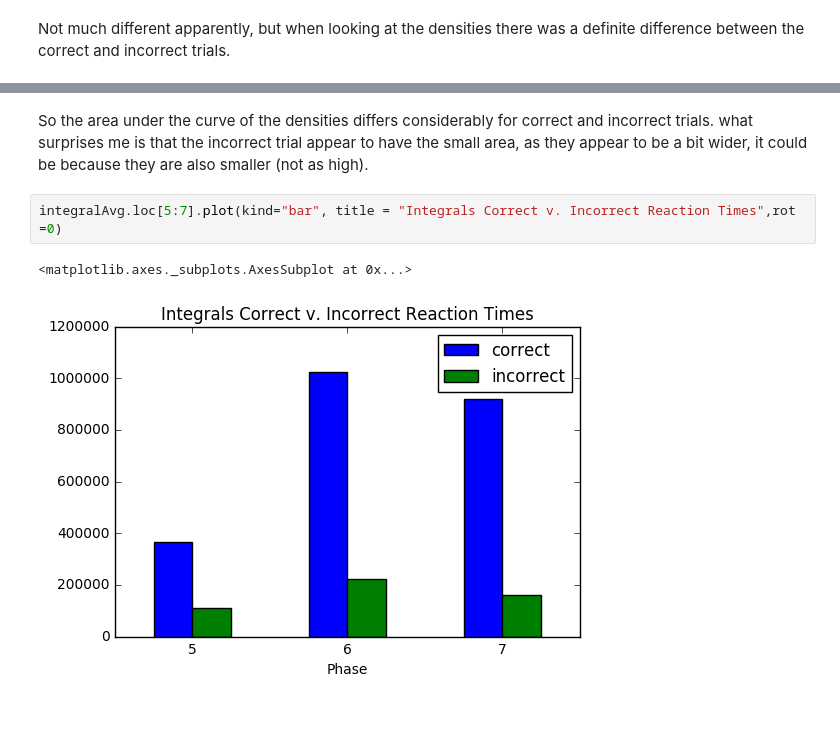
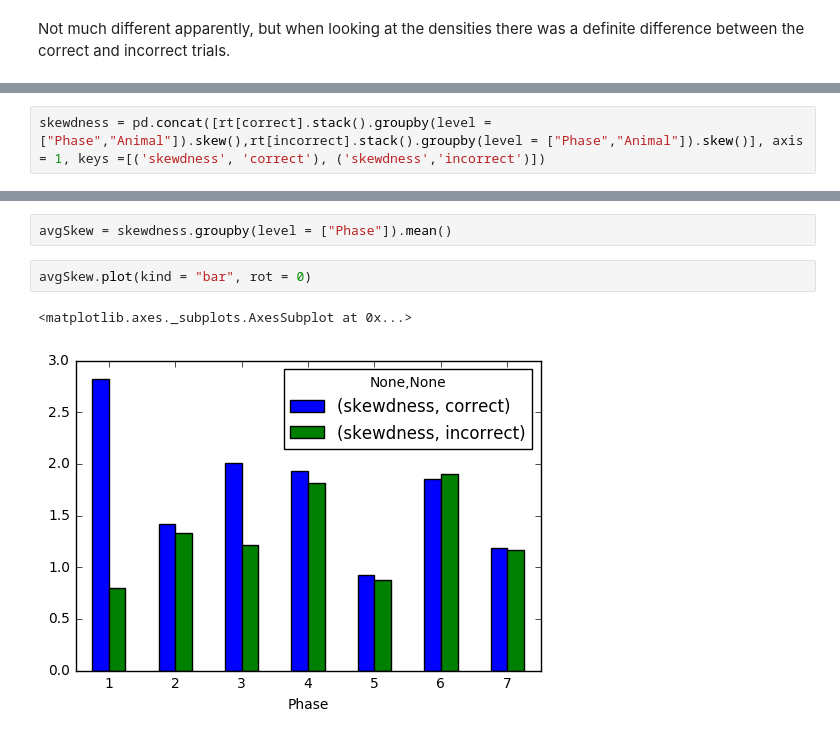
Before and after one commit to estherholleman/An-incremental-training-method-with-automated-extendable-maze-for-training-spatial-behavioral-tasks, a Jupyter notebook: Comparing Reaction Times of Correct and Incorrect Trials.ipynb, the cells around one changed output, grey strips where cells are left out. Saved outputs shown, nothing was run; the diff lists cells and outputs as text.

Commit message:
removed futile integral calculations and tests and did kurtosis and skewdness instead

```diff
--- a/Comparing Reaction Times of Correct and Incorrect Trials.ipynb
+++ b/Comparing Reaction Times of Correct and Incorrect Trials.ipynb
@@ -232 +229,3 @@ areaCorrect = rt[correct].stack().groupby(level = ["Phase","Animal"]).apply(np.t
+# %%
+skewdness = pd.concat([rt[correct].stack().groupby(level = ["Phase","Animal"]).skew(),rt[incorrect].stack().groupby(level = ["Phase","Animal"]).skew()], axis = 1, keys =[('skewdness', 'correct'), ('skewdness','incorrect')])
 # %%
@@ -277,7 +245,7 @@ integralAvg.loc[5:7].plot(xticks = [5,6,7])
-# %% [markdown]
-So the area under the curve of the densities differs considerably for correct and incorrect trials. what surprises me is that the incorrect trial appear to have the small area, as they appear to be a bit wider, it could be because they are also smaller (not as high).
+# %%
+avgSkew = skewdness.groupby(level = ["Phase"]).mean()
 # %%
-integralAvg.loc[5:7].plot(kind="bar", title = "Integrals Correct v. Incorrect Reaction Times",rot =0)
+avgSkew.plot(kind = "bar", rot = 0)
 # %% [output]
 <matplotlib.axes._subplots.AxesSubplot at 0x...>
-[figure, old version]
+[figure, new version]
```
Also changed, not shown: parts of 21 cells of this notebook.
